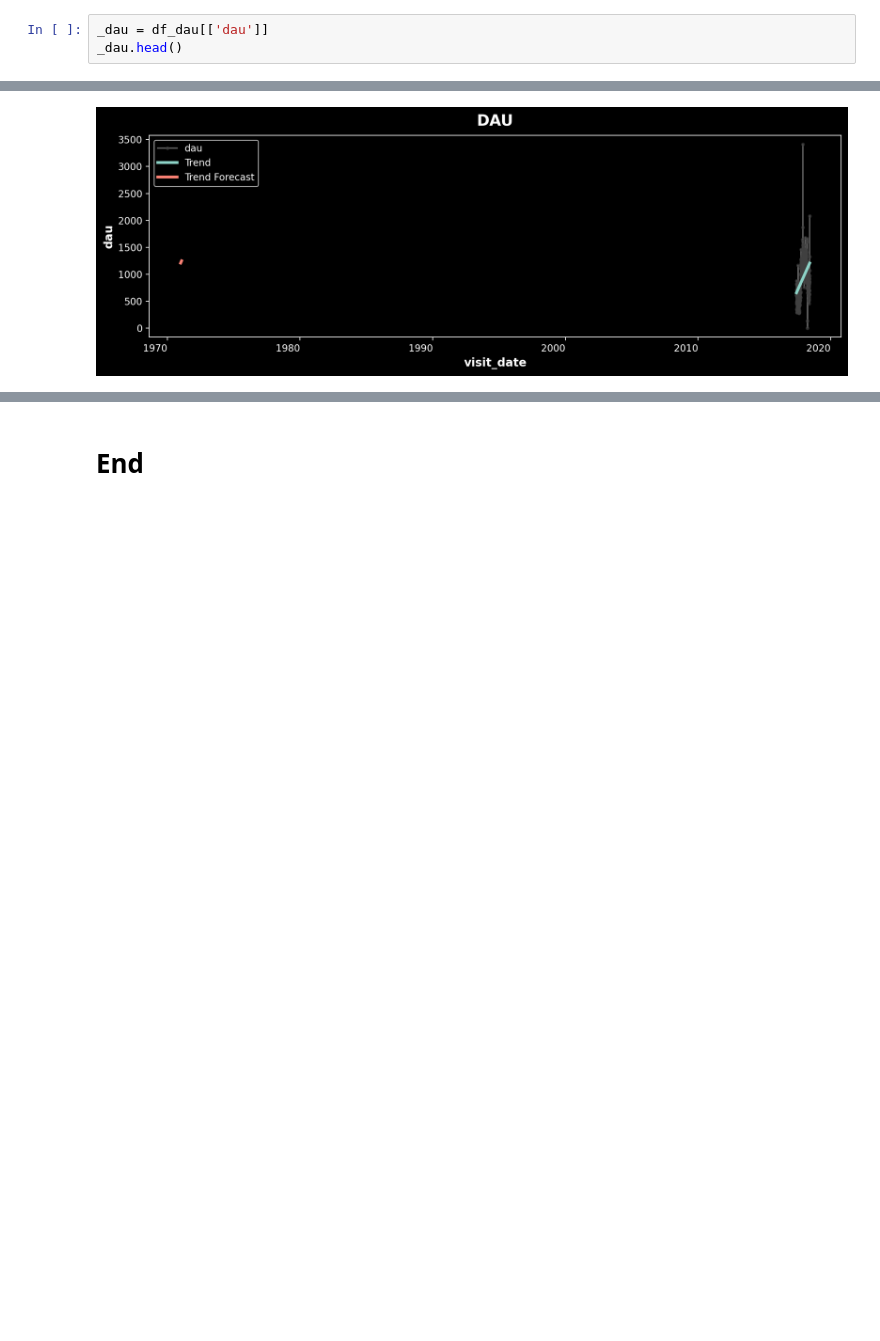
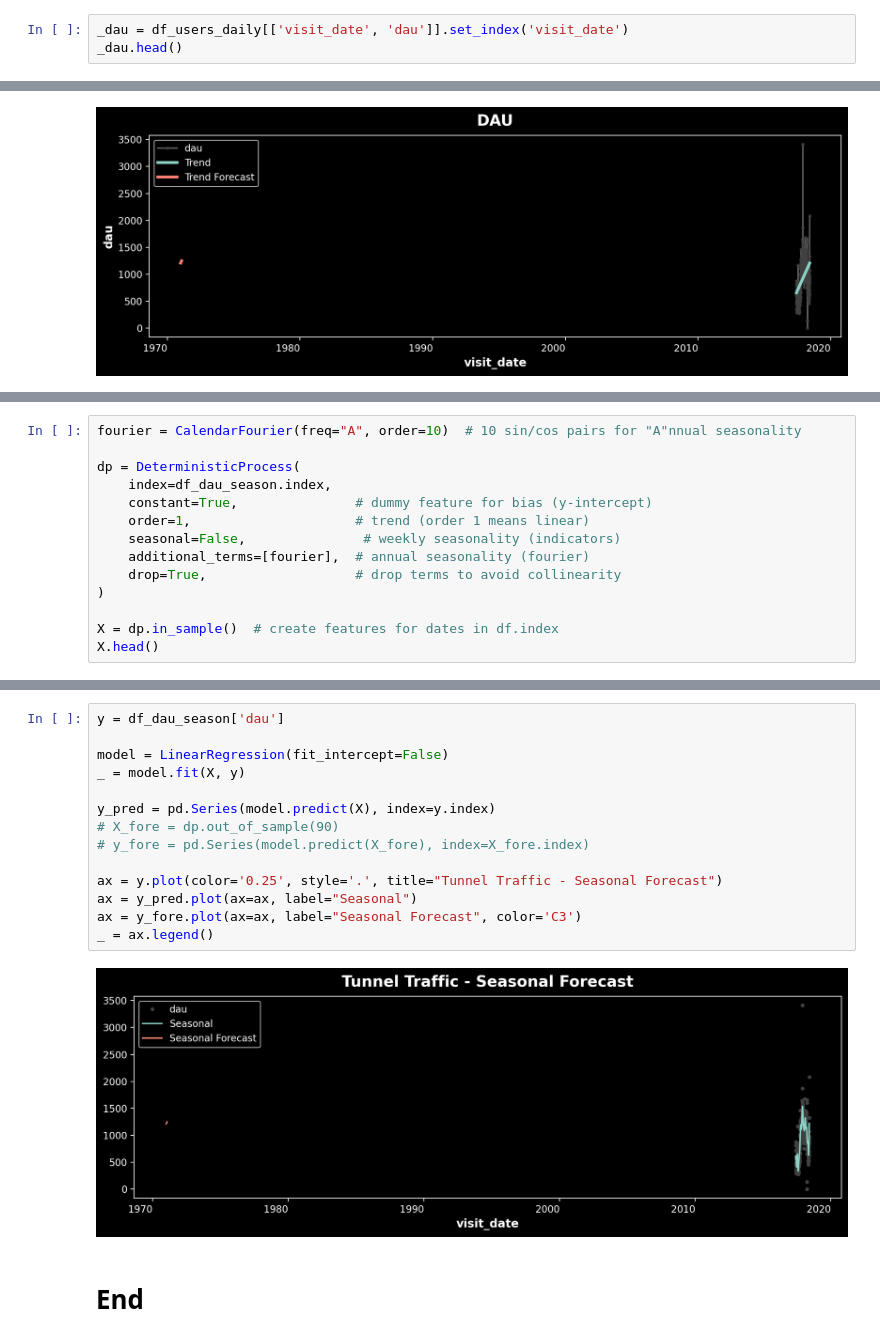
Before and after one commit to alona808/analysis_eCommerce_afisha_app, a Jupyter notebook: time_series_analysis.ipynb, the cells around one changed output, grey strips where cells are left out. Saved outputs shown, nothing was run; the diff lists cells and outputs as text; blank space fills up the shorter version.

Commit message:
Add helpers_time_series

```diff
--- a/time_series_analysis.ipynb
+++ b/time_series_analysis.ipynb
@@ -398,7 +400,7 @@ df_dau['moving_avg_30d_orders'].plot(
 <Axes: title={'center': 'Numbers of Orders - 30 days Moving Average'}, xlabel='visit_date'>
 [figure]
 # %%
-_dau = df_dau[['dau']]
+_dau = df_users_daily[['visit_date', 'dau']].set_index('visit_date')
 _dau.head()
 # %% [output]
 |  | dau |
@@ -466,0 +529,14 @@ ax.legend()
+# %%
+fourier = CalendarFourier(freq="A", order=10)  # 10 sin/cos pairs for "A"nnual seasonality
+
+dp = DeterministicProcess(
+    index=df_dau_season.index,
+    constant=True,               # dummy feature for bias (y-intercept)
+    order=1,                     # trend (order 1 means linear)
+    seasonal=False,               # weekly seasonality (indicators)
+    additional_terms=[fourier],  # annual seasonality (fourier)
+    drop=True,                   # drop terms to avoid collinearity
+)
+
+X = dp.in_sample()  # create features for dates in df.index
+X.head()
@@ -467,2 +567,18 @@ ax.legend()
+# %%
+y = df_dau_season['dau']
+
+model = LinearRegression(fit_intercept=False)
+_ = model.fit(X, y)
+
+y_pred = pd.Series(model.predict(X), index=y.index)
+# X_fore = dp.out_of_sample(90)
+# y_fore = pd.Series(model.predict(X_fore), index=X_fore.index)
+
+ax = y.plot(color='0.25', style='.', title="Tunnel Traffic - Seasonal Forecast")
+ax = y_pred.plot(ax=ax, label="Seasonal")
+ax = y_fore.plot(ax=ax, label="Seasonal Forecast", color='C3')
+_ = ax.legend()
+# %% [output]
+[figure, added]
 # %% [markdown]
 # End
```
Also changed, not shown: parts of 13 cells of this notebook, 1 other file.
